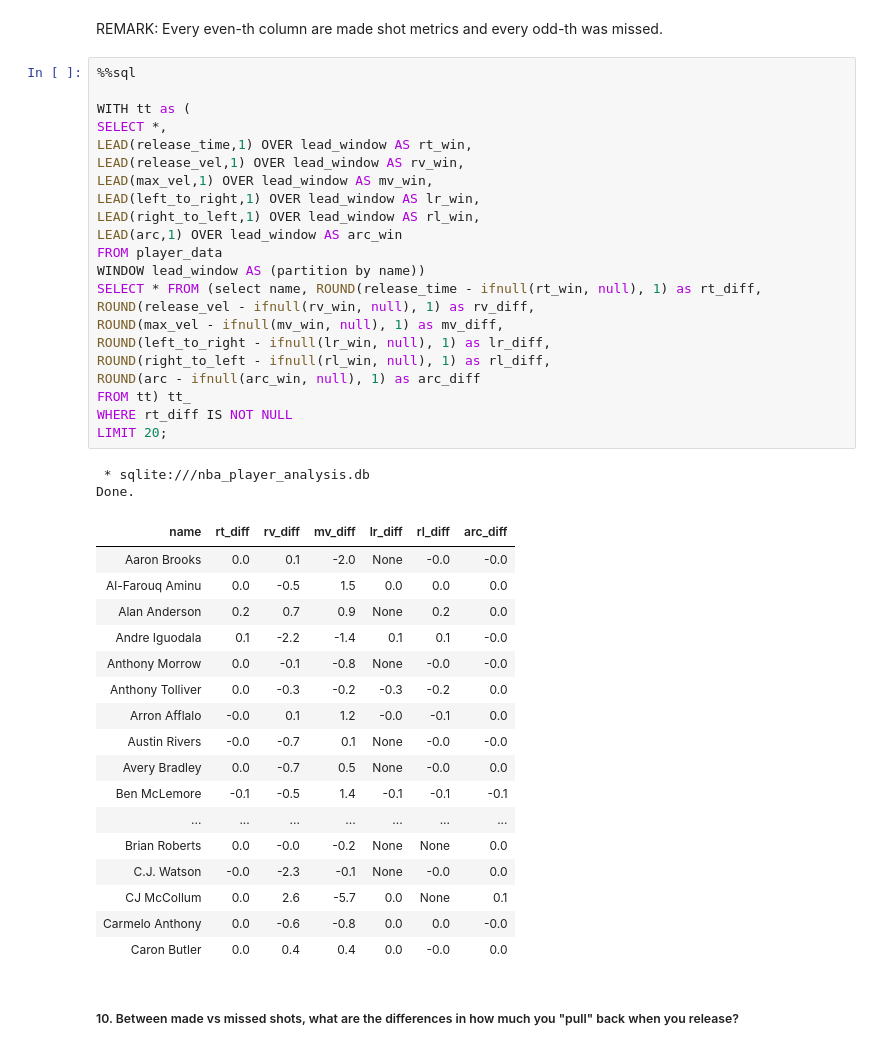
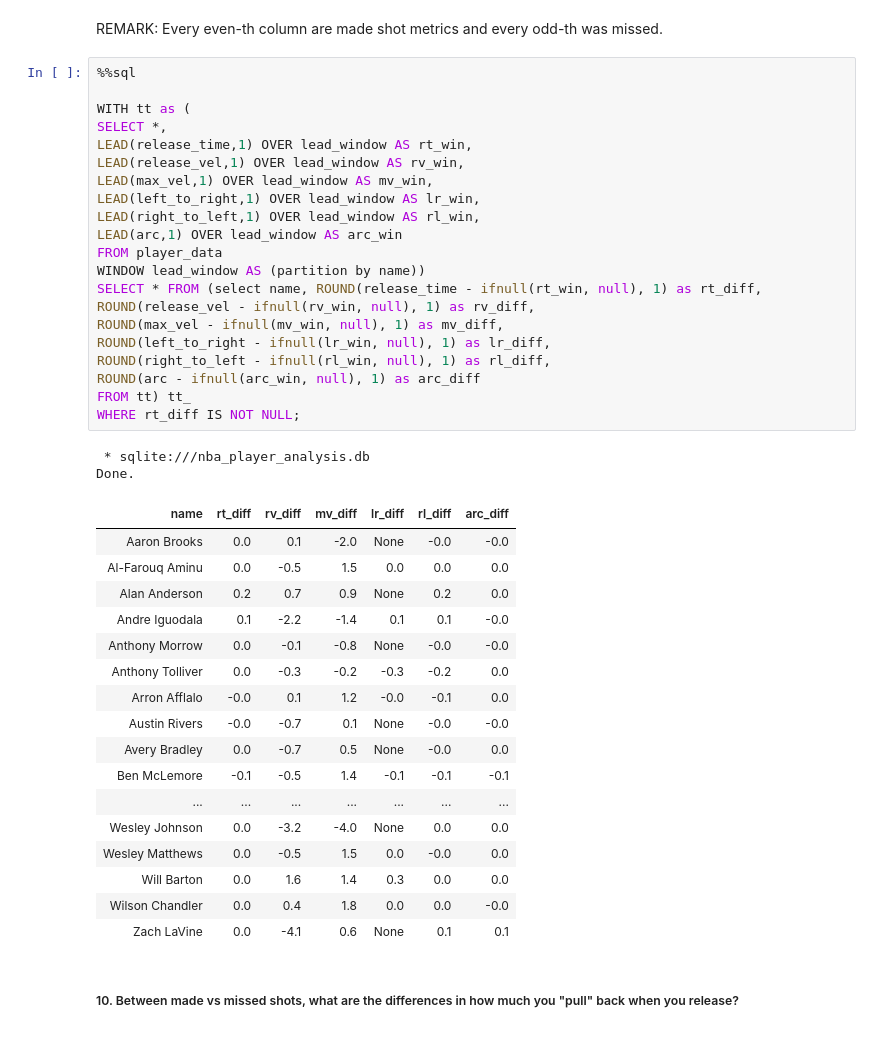
Before and after one commit to JohnKang0720/nba-shooting-da, a Jupyter notebook: sql_analysis.ipynb, the cells around one changed output. Drawn from its saved outputs; the diff is of its cells as text.

```diff
--- a/sql_analysis.ipynb
+++ b/sql_analysis.ipynb
@@ -305,40 +301,39 @@ SELECT *,
 LEAD(release_time,1) OVER lead_window AS rt_win,
 LEAD(release_vel,1) OVER lead_window AS rv_win,
 LEAD(max_vel,1) OVER lead_window AS mv_win,
 LEAD(left_to_right,1) OVER lead_window AS lr_win,
 LEAD(right_to_left,1) OVER lead_window AS rl_win,
 LEAD(arc,1) OVER lead_window AS arc_win
 FROM player_data
 WINDOW lead_window AS (partition by name))
 SELECT * FROM (select name, ROUND(release_time - ifnull(rt_win, null), 1) as rt_diff,
 ROUND(release_vel - ifnull(rv_win, null), 1) as rv_diff,
 ROUND(max_vel - ifnull(mv_win, null), 1) as mv_diff,
 ROUND(left_to_right - ifnull(lr_win, null), 1) as lr_diff,
 ROUND(right_to_left - ifnull(rl_win, null), 1) as rl_diff,
 ROUND(arc - ifnull(arc_win, null), 1) as arc_diff
 FROM tt) tt_
-WHERE rt_diff IS NOT NULL
-LIMIT 20;
+WHERE rt_diff IS NOT NULL;
 # %% [output]
  * sqlite:///nba_player_analysis.db
 Done.
 | name | rt_diff | rv_diff | mv_diff | lr_diff | rl_diff | arc_diff |
 | Aaron Brooks | 0.0 | 0.1 | -2.0 | None | -0.0 | -0.0 |
 | Al-Farouq Aminu | 0.0 | -0.5 | 1.5 | 0.0 | 0.0 | 0.0 |
 | Alan Anderson | 0.2 | 0.7 | 0.9 | None | 0.2 | 0.0 |
 | Andre Iguodala | 0.1 | -2.2 | -1.4 | 0.1 | 0.1 | -0.0 |
 | Anthony Morrow | 0.0 | -0.1 | -0.8 | None | -0.0 | -0.0 |
 | Anthony Tolliver | 0.0 | -0.3 | -0.2 | -0.3 | -0.2 | 0.0 |
 | Arron Afflalo | -0.0 | 0.1 | 1.2 | -0.0 | -0.1 | 0.0 |
 | Austin Rivers | -0.0 | -0.7 | 0.1 | None | -0.0 | -0.0 |
 | Avery Bradley | 0.0 | -0.7 | 0.5 | None | -0.0 | 0.0 |
 | Ben McLemore | -0.1 | -0.5 | 1.4 | -0.1 | -0.1 | -0.1 |
 | ... | ... | ... | ... | ... | ... | ... |
-| Brian Roberts | 0.0 | -0.0 | -0.2 | None | None | 0.0 |
-| C.J. Watson | -0.0 | -2.3 | -0.1 | None | -0.0 | 0.0 |
-| CJ McCollum | 0.0 | 2.6 | -5.7 | 0.0 | None | 0.1 |
-| Carmelo Anthony | 0.0 | -0.6 | -0.8 | 0.0 | 0.0 | -0.0 |
-| Caron Butler | 0.0 | 0.4 | 0.4 | 0.0 | -0.0 | 0.0 |
+| Wesley Johnson | 0.0 | -3.2 | -4.0 | None | 0.0 | 0.0 |
+| Wesley Matthews | 0.0 | -0.5 | 1.5 | 0.0 | -0.0 | 0.0 |
+| Will Barton | 0.0 | 1.6 | 1.4 | 0.3 | 0.0 | 0.0 |
+| Wilson Chandler | 0.0 | 0.4 | 1.8 | 0.0 | 0.0 | -0.0 |
+| Zach LaVine | 0.0 | -4.1 | 0.6 | None | 0.1 | 0.1 |
 # %% [markdown]
 ##### 10. Between made vs missed shots, what are the differences in how much you "pull" back when you release?
 # %%
```
Also changed, not shown: parts of 5 cells of this notebook.
